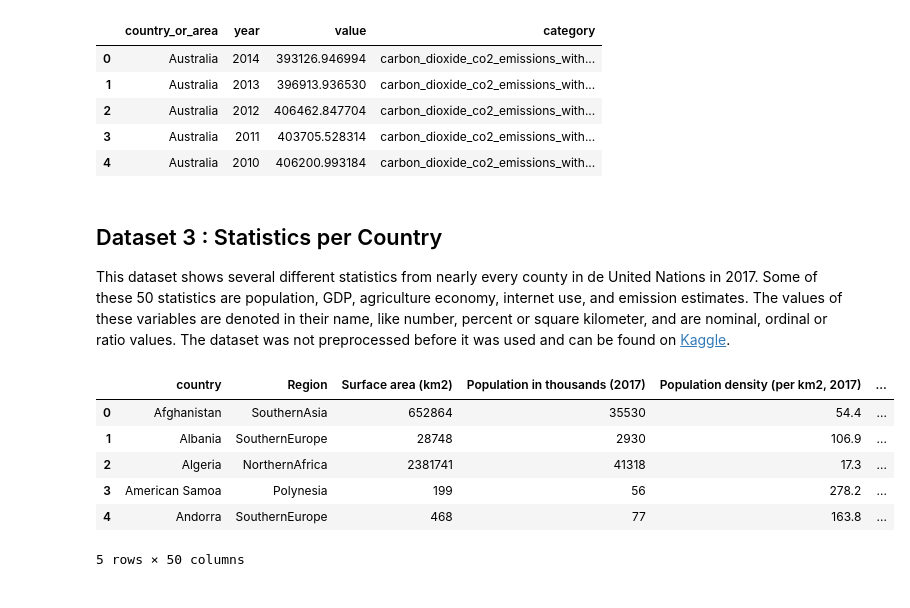
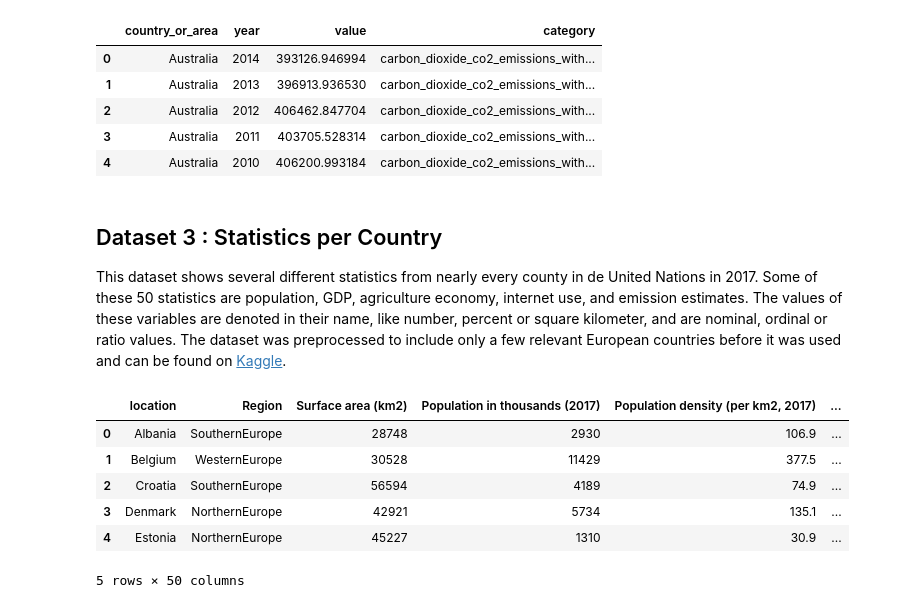
Before and after one commit to ross-geurts/infovis, a Jupyter notebook: _build/jupyter_execute/docs/data_preprocessed.ipynb, the cells around one changed output. Drawn from its saved outputs; the diff is of its cells as text; code cells hidden in the pictures.

```diff
--- a/_build/jupyter_execute/docs/data_preprocessed.ipynb
+++ b/_build/jupyter_execute/docs/data_preprocessed.ipynb
@@ -33,15 +33,15 @@ df_gas_emission.head()
 # %% [markdown]
 ## Dataset 3 : Statistics per Country
 
-This dataset shows several different statistics from nearly every county in de United Nations in 2017. Some of these 50 statistics are population, GDP, agriculture economy, internet use, and emission estimates. The values of these variables are denoted in their name, like number, percent or square kilometer, and are nominal, ordinal or ratio values. The dataset was not preprocessed before it was used and can be found on <a href='https://www.kaggle.com/datasets/sudalairajkumar/undata-country-profiles?select=kiva_country_profile_variables.csv'>Kaggle</a>.
+This dataset shows several different statistics from nearly every county in de United Nations in 2017. Some of these 50 statistics are population, GDP, agriculture economy, internet use, and emission estimates. The values of these variables are denoted in their name, like number, percent or square kilometer, and are nominal, ordinal or ratio values. The dataset was preprocessed to include only a few relevant European countries before it was used and can be found on <a href='https://www.kaggle.com/datasets/sudalairajkumar/undata-country-profiles?select=kiva_country_profile_variables.csv'>Kaggle</a>.
 # %%
-country_profile = pd.read_csv("../datasets/country_profile_variables.csv")
-country_profile.head()
+eu_country_profile = pd.read_csv("../datasets/EUonly_country_profile_variables.csv")
+eu_country_profile.head()
 # %% [output]
-|  | country | Region | Surface area (km2) | Population in thousands (2017) | Population density (per km2, 2017) | ... |
-| 0 | Afghanistan | SouthernAsia | 652864 | 35530 | 54.4 | ... |
-| 1 | Albania | SouthernEurope | 28748 | 2930 | 106.9 | ... |
-| 2 | Algeria | NorthernAfrica | 2381741 | 41318 | 17.3 | ... |
-| 3 | American Samoa | Polynesia | 199 | 56 | 278.2 | ... |
-| 4 | Andorra | SouthernEurope | 468 | 77 | 163.8 | ... |
+|  | location | Region | Surface area (km2) | Population in thousands (2017) | Population density (per km2, 2017) | ... |
+| 0 | Albania | SouthernEurope | 28748 | 2930 | 106.9 | ... |
+| 1 | Belgium | WesternEurope | 30528 | 11429 | 377.5 | ... |
+| 2 | Croatia | SouthernEurope | 56594 | 4189 | 74.9 | ... |
+| 3 | Denmark | NorthernEurope | 42921 | 5734 | 135.1 | ... |
+| 4 | Estonia | NorthernEurope | 45227 | 1310 | 30.9 | ... |
 5 rows × 50 columns
```
Also changed, not shown: parts of 6 cells of this notebook, 21 other files.
